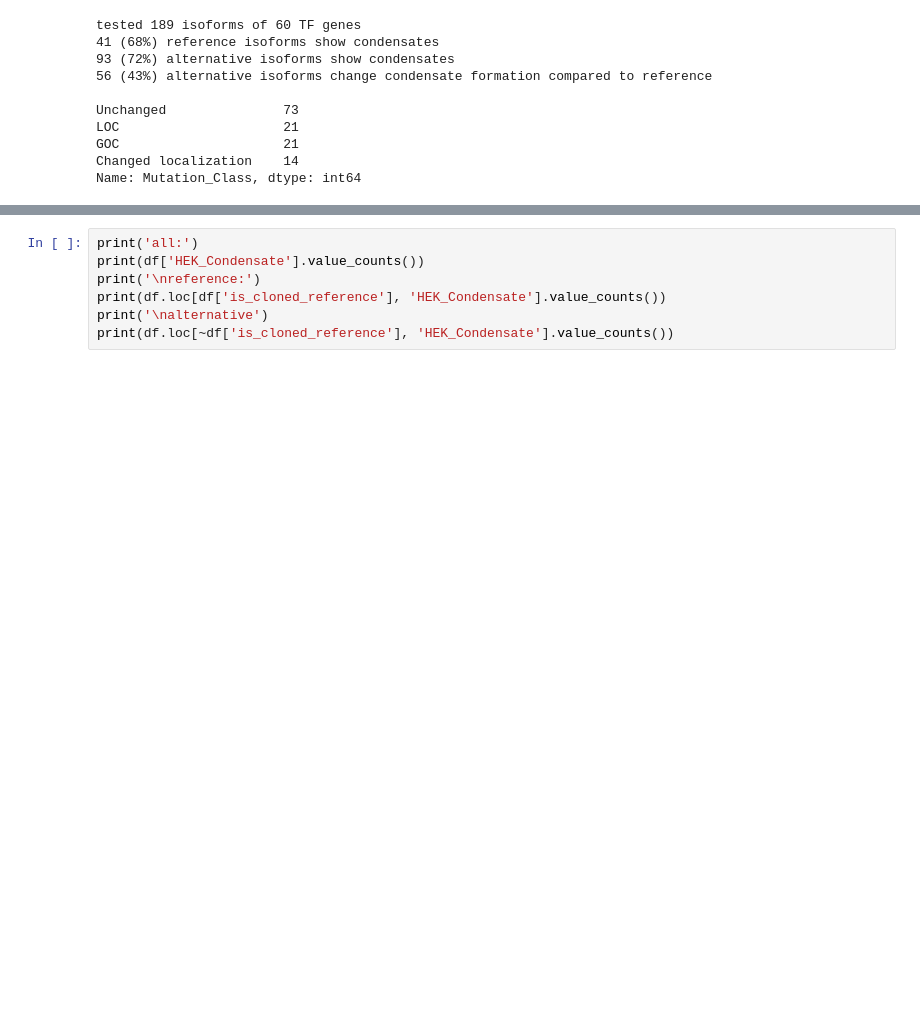
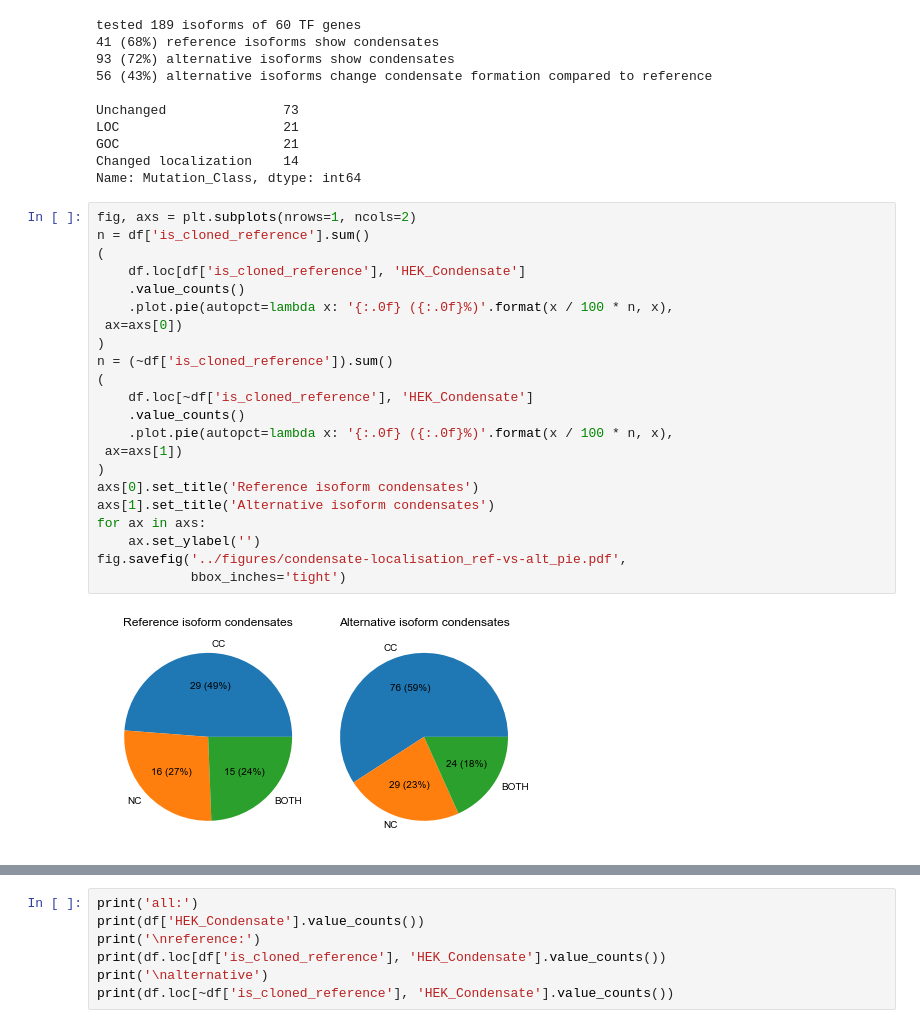
Before and after one commit to CCSB-DFCI/TF_isoforms_paper, a Jupyter notebook: src/condensates.ipynb, the cells around one changed output, grey strips where cells are left out. Cells and saved outputs as stored; diff of their text form; blank space fills up the shorter version.

Commit message:
Improvements to condensates analysis

```diff
--- a/src/condensates.ipynb
+++ b/src/condensates.ipynb
@@ -94,3 +97,27 @@ LOC                     21
 GOC                     21
 Changed localization    14
 Name: Mutation_Class, dtype: int64
+# %%
+fig, axs = plt.subplots(nrows=1, ncols=2)
+n = df['is_cloned_reference'].sum()
+(
+    df.loc[df['is_cloned_reference'], 'HEK_Condensate']
+    .value_counts()
+    .plot.pie(autopct=lambda x: '{:.0f} ({:.0f}%)'.format(x / 100 * n, x),
+ ax=axs[0])
+)
+n = (~df['is_cloned_reference']).sum()
+(
+    df.loc[~df['is_cloned_reference'], 'HEK_Condensate']
+    .value_counts()
+    .plot.pie(autopct=lambda x: '{:.0f} ({:.0f}%)'.format(x / 100 * n, x),
+ ax=axs[1])
+)
+axs[0].set_title('Reference isoform condensates')
+axs[1].set_title('Alternative isoform condensates')
+for ax in axs:
+    ax.set_ylabel('')
+fig.savefig('../figures/condensate-localisation_ref-vs-alt_pie.pdf',
+            bbox_inches='tight')
+# %% [output]
+[figure, added]
```
Also changed, not shown: parts of 16 cells of this notebook.
